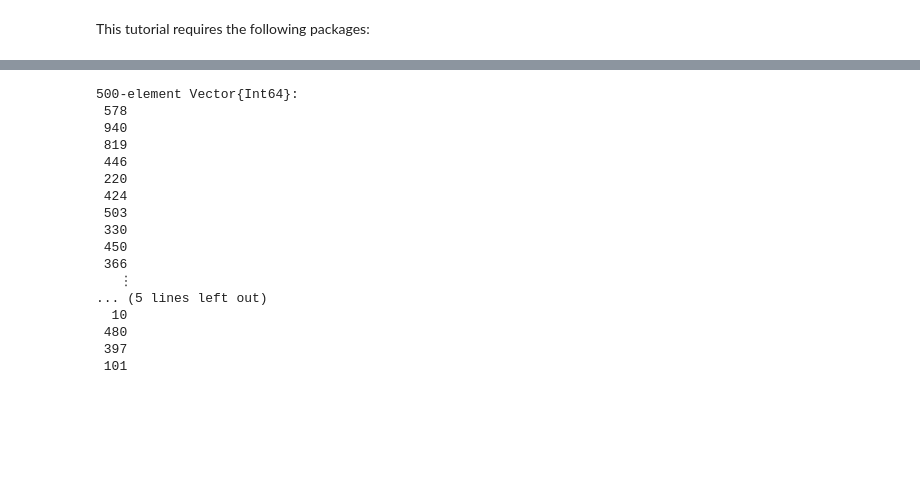
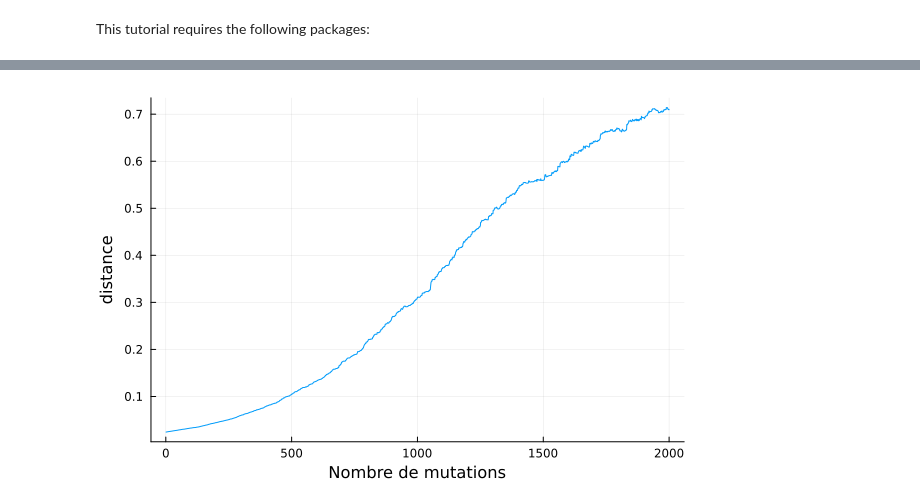
Before and after one commit to Mathemathis/MH-k-color, a Jupyter notebook: Tabou&gen.ipynb, the cells around one changed output, grey strips where cells are left out. Saved outputs shown, nothing was run; the diff lists cells and outputs as text; code cells hidden in the pictures; blank space fills up the shorter version.

```diff
--- a/Tabou&gen.ipynb
+++ b/Tabou&gen.ipynb
@@ -637,26 +632,26 @@ XLSX.openxlsx(file*"_tabou.xlsx", mode="w") do xf
     end
 end
 # %%
-A_genetic=zeros(Int, 10)
-B_genetic=zeros(Float64, 10)
-C_genetic=zeros(Float64, 10)
-D_genetic=zeros(Float64, 10)
+A_genetic=zeros(Int, 5)
+B_genetic=zeros(Float64, 5)
+C_genetic=zeros(Float64, 5)
+D_genetic=zeros(Float64, 5)
 
-for i in 1:10
+for i in 1:5
     A_genetic[i]= count_conflict(adjacence_list, results_genetic[i][1], n)[1]
     B_genetic[i]=results_genetic[i][4]
     C_genetic[i]= results_genetic[i][2]
     D_genetic[i]= results_genetic[i][3]
 end
 
-XLSX.openxlsx(file*"_genetic.xlsx", mode="w") do xf
+XLSX.openxlsx(file*"_"*string(k)*"_genetic2.xlsx", mode="w") do xf
     sheet = xf[1]
     XLSX.rename!(sheet, string(n)*"_"*string(k))
     sheet["A1"]="Résultat"
     sheet["B1"]="Nombre d'itérations"
     sheet["C1"]="Temps meilleur solution"
     sheet["D1"]="Temps final"
-    for i in 1:10
+    for i in 1:5
         sheet["A"*string(i+1)]= A_genetic[i]
         sheet["B"*string(i+1)]= B_genetic[i]
         sheet["C"*string(i+1)]= C_genetic[i]
@@ -786,22 +661,35 @@ distance_matrix
-# %%
-# a=Random.rand(1:n)
-# print(a, ' ', a+Int(n/2))
-shuffle(indice_degree)[1:500]
-# %% [output]
-500-element Vector{Int64}:
- 578
- 940
- 819
- 446
- 220
- 424
- 503
- 330
- 450
- 366
-   ⋮
-... (5 lines left out)
-  10
- 480
- 397
- 101
+# %%
+@everywhere function distance3(sol1,sol2, n, k)
+    """
+    Distance entropique
+    """
+    X=zeros(Int, n, k)
+    Y=zeros(Int, n, k)
+    for i in 1:n
+        X[i, sol1[i]]=1
+        Y[i, sol2[i]]=1
+    end
+    M=transpose(X)*Y
+    M2=transpose(M)*M
+    T= [sum([M2[c1, c2] for c2 in 1:k]) for c1 in 1:k]
+    res=0
+    for c1 in 1:k
+        for c2 in 1:k
+            if M2[c1, c2]!=0
+                m1=M2[c1, c2]/T[c1]
+                res+=M2[c1, c2]^2
+            end
+        end
+    end
+    return 6*k^2/res
+end
+
+sol_tabou
+sol_taboubis=zeros(Int,n)
+for i in 1:n
+    sol_taboubis[i]=k+1-sol_tabou[i]
+end
+
+plot([distance3(sol_tabou,mutation(sol_taboubis,1, n, k), n, k) for i in 1:2*n], label="",xlabel="Nombre de mutations", ylabel="distance", legend=false)
+# %% [output]
+[figure, added]
```
Also changed, not shown: parts of 20 cells of this notebook, 1 other file.
